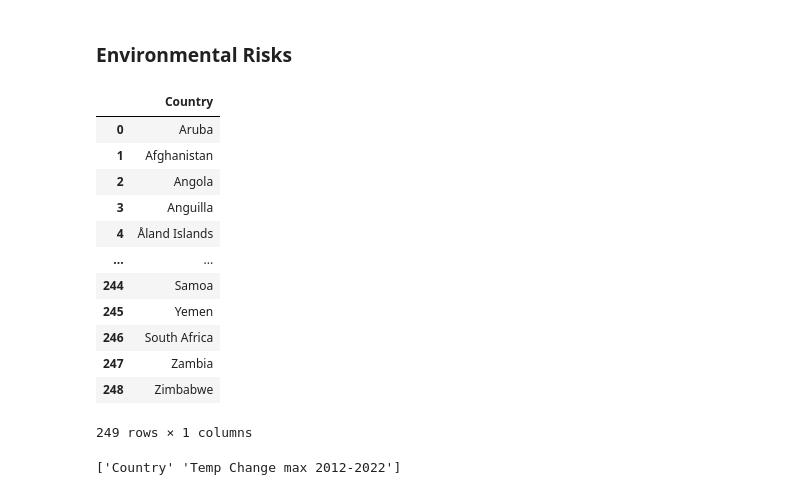
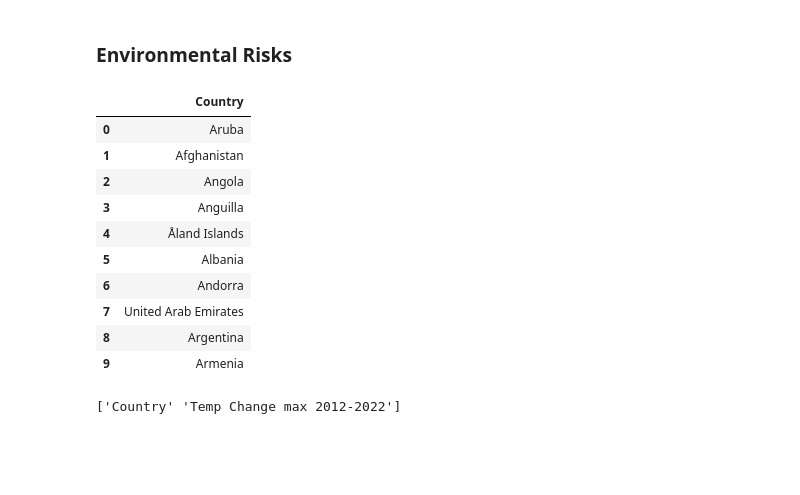
Before and after one commit to arth3mis/global-societal-endangerment-index, a Jupyter notebook: 2.1_data_preprocessing.ipynb, the cells around one changed output. Drawn from its saved outputs; the diff is of its cells as text; code cells hidden in the pictures; blank space fills up the shorter version.

```diff
--- a/2.1_data_preprocessing.ipynb
+++ b/2.1_data_preprocessing.ipynb
@@ -147,23 +91,21 @@ def merge(out_df, in_df, indicator_cols):
 ### Environmental Risks
 # %%
 # start with comprehensive country list
-env_data = pd.DataFrame(all_countries(), columns=['Country'])
+env_data = pd.DataFrame(my_cs.all_countries(), columns=['Country'])
 
-env_data
+env_data.head(10)
 # %% [output]
 |  | Country |
 | 0 | Aruba |
 | 1 | Afghanistan |
 | 2 | Angola |
 | 3 | Anguilla |
 | 4 | Åland Islands |
-| ... | ... |
-| 244 | Samoa |
-| 245 | Yemen |
-| 246 | South Africa |
-| 247 | Zambia |
-| 248 | Zimbabwe |
+| 5 | Albania |
+| 6 | Andorra |
+| 7 | United Arab Emirates |
+| 8 | Argentina |
+| 9 | Armenia |
-249 rows × 1 columns
 # %%
 # Climate Change Vulnerability
 
```
Also changed, not shown: parts of 16 cells of this notebook, 1 other file.
